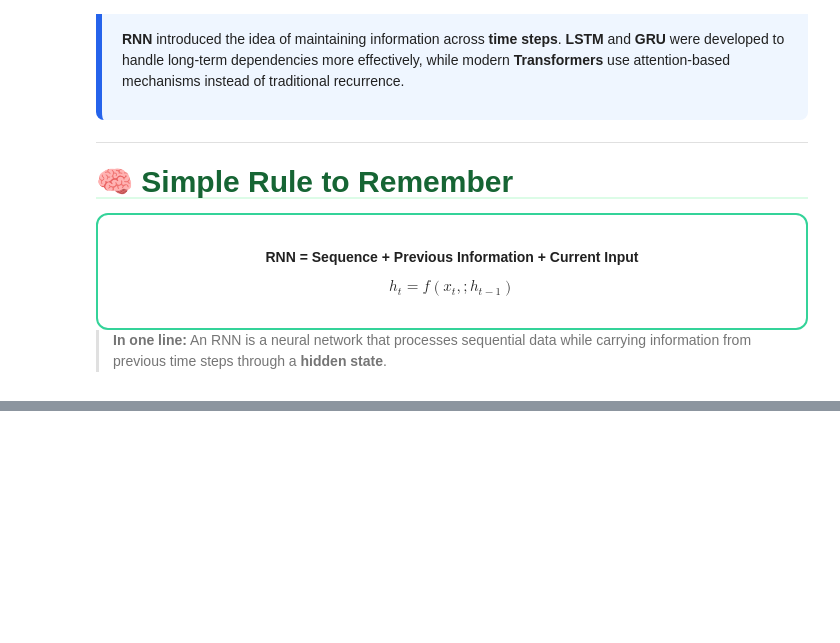
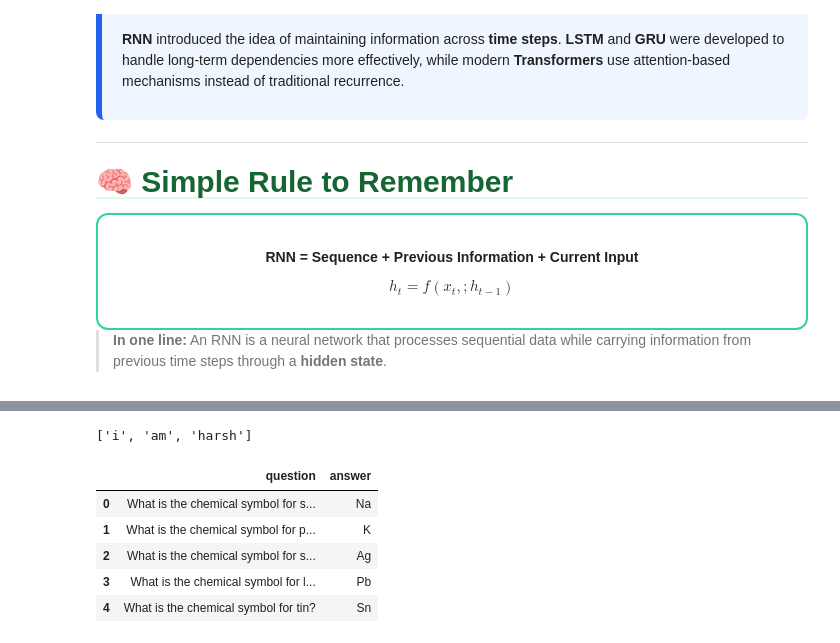
Before and after one commit to Rohit-coder-py/AI-Engineering-Notebooks, a Jupyter notebook: 𝗗𝗲𝗲𝗽 𝗟𝗲𝗮𝗿𝗻𝗶𝗻𝗴/Deep Learning Pytorch/Notes/Deep Learning Notes.ipynb, the cells around one changed output, grey strips where cells are left out. Drawn from its saved outputs; the diff is of its cells as text; code cells hidden in the pictures; blank space fills up the shorter version.

```diff
--- a/𝗗𝗲𝗲𝗽 𝗟𝗲𝗮𝗿𝗻𝗶𝗻𝗴/Deep Learning Pytorch/Notes/Deep Learning Notes.ipynb
+++ b/𝗗𝗲𝗲𝗽 𝗟𝗲𝗮𝗿𝗻𝗶𝗻𝗴/Deep Learning Pytorch/Notes/Deep Learning Notes.ipynb
@@ -6350,0 +6756,8 @@ $$
+# %%
+# lets start
+
+import pandas as pd
+
+data = pd.read_csv(r"C:\Users\shobh\Downloads\1000_Unique_QA_Dataset.csv")
+
+df = pd.DataFrame(data)
@@ -6350,0 +6785,25 @@ $$
+# %%
+#tokenize
+
+
+def tokenize(text):
+    text = text.lower()
+    text = text.replace('?','')
+    text = text.replace("'","")
+
+    return text.split()
+
+
+
+tokenize("I am Harsh ?")
+# %% [output]
+['i', 'am', 'harsh']
+# %%
+df.head()
+# %% [output]
+|  | question | answer |
+| 0 | What is the chemical symbol for s... | Na |
+| 1 | What is the chemical symbol for p... | K |
+| 2 | What is the chemical symbol for s... | Ag |
+| 3 | What is the chemical symbol for l... | Pb |
+| 4 | What is the chemical symbol for tin? | Sn |
```
Also changed, not shown: parts of 9 cells of this notebook.
